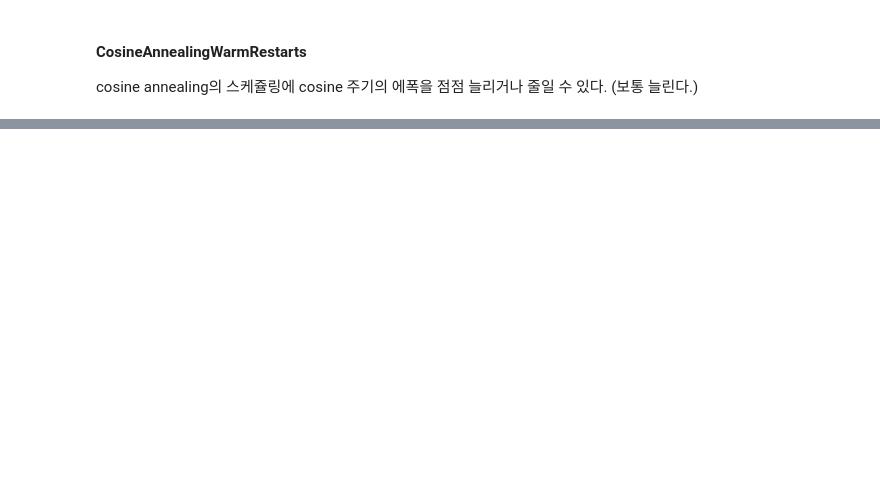
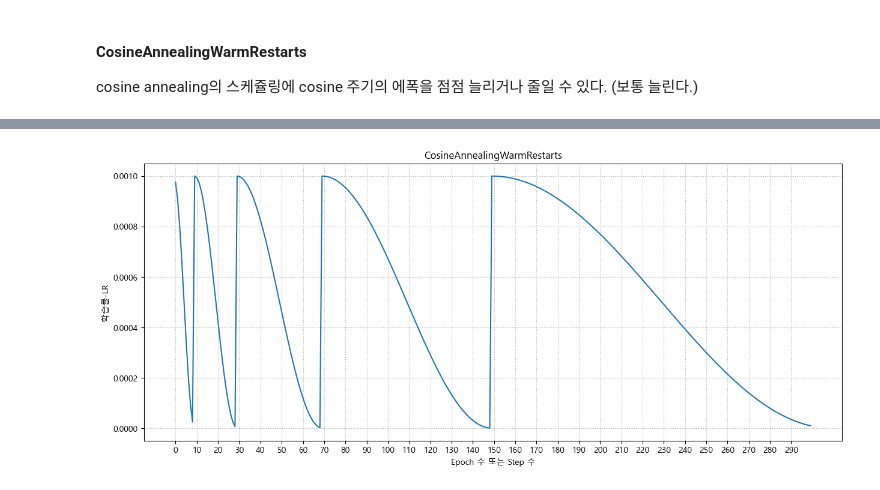
Before and after one commit to shinbat/skn21, a Jupyter notebook: 07_deeplearning_pytorch/08_2_딥러닝모델_성능개선_예제.ipynb, the cells around one changed output, grey strips where cells are left out. Saved outputs shown, nothing was run; the diff lists cells and outputs as text; code cells hidden in the pictures; blank space fills up the shorter version.

```diff
--- a/07_deeplearning_pytorch/08_2_딥러닝모델_성능개선_예제.ipynb
+++ b/07_deeplearning_pytorch/08_2_딥러닝모델_성능개선_예제.ipynb
@@ -640,3 +773,19 @@ cosine 그래프를 그리면서 learning rate를 변경 하는 방식.
 #### CosineAnnealingWarmRestarts
 
 cosine annealing의 스케쥴링에 cosine 주기의 에폭을 점점 늘리거나 줄일 수 있다. (보통 늘린다.)
+# %%
+optimizer = torch.optim.Adam(model.parameters(), lr=lr)
+cawr_lr_sche = torch.optim.lr_scheduler.CosineAnnealingWarmRestarts(
+    optimizer,
+    T_0=10,      # 변화주기 (CosineAnnealingLR의 T_max)
+    T_mult=2,    # 새로운 변화주기(새변화주기(T_0) = 현재 변화주기(T_0) * T_mult)
+    eta_min=1e-6,
+)
+# %%
+lr_list = []
+for epoch in range(epochs):
+    for step in range(step_size):
+        optimizer.step()
+        optimizer.zero_grad()
+    cawr_lr_sche.step()
+    lr_list.append(cawr_lr_sche.get_last_lr()[0])
@@ -642,0 +796,4 @@ cosine annealing의 스케쥴링에 cosine 주기의 에폭을 점점 늘리거
+# %%
+plot_lr('CosineAnnealingWarmRestarts', lr_list)
+# %% [output]
+[figure, added]
```
Also changed, not shown: parts of 15 cells of this notebook, 30 other files.
